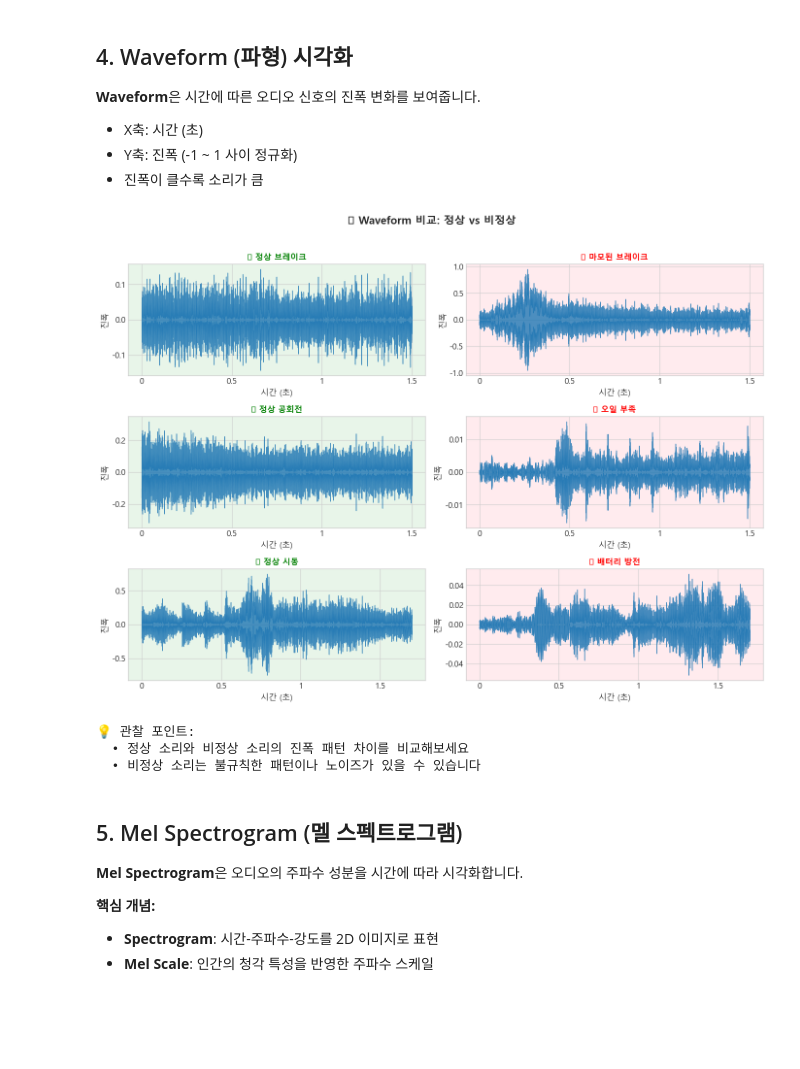
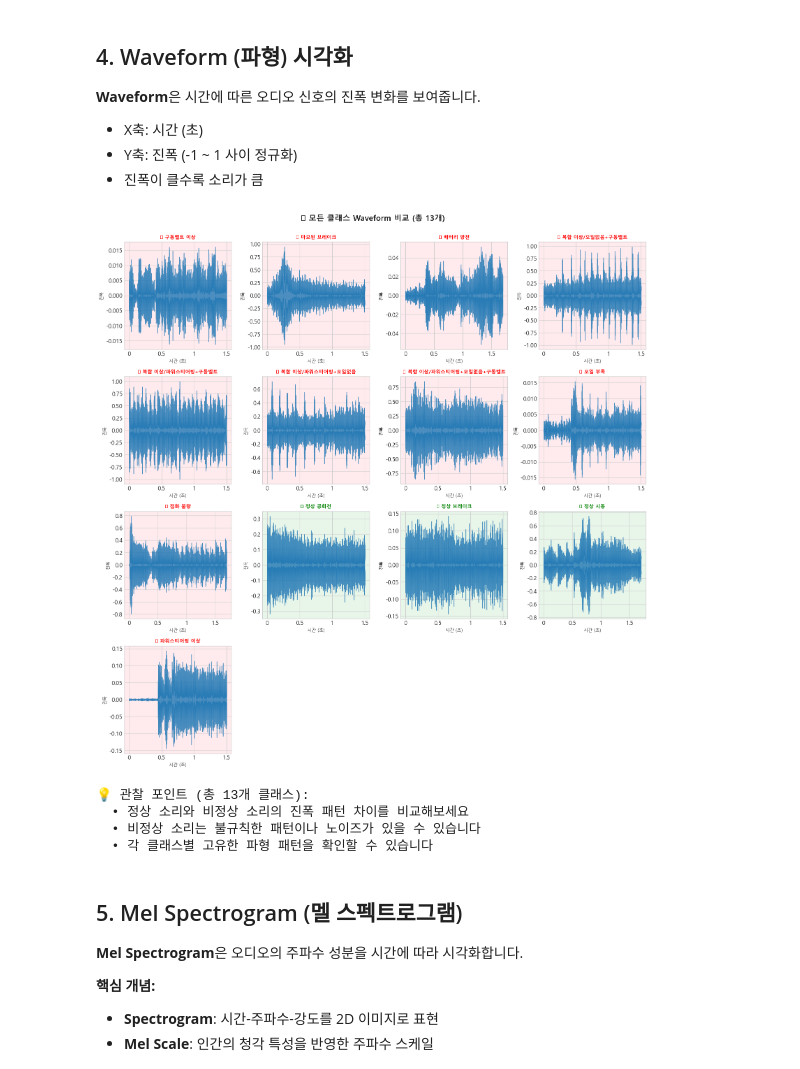
Before and after one commit to kkch1012/Sound_Project, a Jupyter notebook: notebooks/01_EDA.ipynb, the cells around one changed output. Saved outputs shown, nothing was run; the diff lists cells and outputs as text; code cells hidden in the pictures; blank space fills up the shorter version.

Commit message:
EDA(Waveform,Mel spectrogram, MFCC) 분석

```diff
--- a/notebooks/01_EDA.ipynb
+++ b/notebooks/01_EDA.ipynb
@@ -316,0 +280,20 @@ for name, path in sample_files.items():
+# %%
+# ============================================================
+# 모든 클래스의 샘플 오디오 파일 로드
+# ============================================================
+
+# df_info를 사용하여 모든 클래스의 첫 번째 샘플 파일 가져오기
+sample_files = {}
+
+for _, row in df_info.iterrows():
+    problem_name = row['문제']  # 한글 문제명
+    problem_path = Path(str(row['path']))  # 실제 경로 (문자열로 변환)
+
+    # 해당 경로에서 첫 번째 WAV 파일 찾기
+    wav_files = list(problem_path.glob('*.wav'))
+    if wav_files:
+        sample_files[problem_name] = wav_files[0]
+
+print(f"📂 샘플 파일 목록 (총 {len(sample_files)}개 클래스):")
+for name, path in sorted(sample_files.items()):
+    print(f"  • {name}: {path.name}")
@@ -348,45 +346,60 @@ for key, value in info.items():
 - 진폭이 클수록 소리가 큼
 # %%
 # ============================================================
-# 여러 샘플의 Waveform 비교
+# 모든 클래스의 Waveform 비교
 # ============================================================
 
-fig, axes = plt.subplots(3, 2, figsize=(14, 10))
-axes = axes.flatten()
+# 그리드 크기 계산 (13개 클래스 -> 4x4 또는 5x3)
+num_classes = len(sample_files)
+n_cols = 4
+n_rows = (num_classes + n_cols - 1) // n_cols  # 올림 계산
+
+fig, axes = plt.subplots(n_rows, n_cols, figsize=(16, 4*n_rows))
+axes = axes.flatten() if n_rows > 1 else [axes] if n_cols == 1 else axes.flatten()
 
 # 각 샘플에 대해 Waveform 그리기
-for idx, (name, path) in enumerate(sample_files.items()):
+for idx, (name, path) in enumerate(sorted(sample_files.items())):
+    if idx >= len(axes):
+        break
+
     # 오디오 로드
     y_sample, sr_sample = load_audio(path)
 
     # Waveform 시각화
     # librosa.display.waveshow: 파형을 시각화하는 함수
     librosa.display.waveshow(y_sample, sr=sr_sample, ax=axes[idx], alpha=0.8)
 
     # 정상/비정상 색상 구분
     if '정상' in name:
         axes[idx].set_facecolor('#E8F5E9')  # 연한 초록 배경
         title_color = 'green'
     else:
         axes[idx].set_facecolor('#FFEBEE')  # 연한 빨강 배경
         title_color = 'red'
 
-    axes[idx].set_title(f'🔊 {name}', fontsize=12, fontweight='bold', color=title_color)
-    axes[idx].set_xlabel('시간 (초)')
-    axes[idx].set_ylabel('진폭')
+    axes[idx].set_title(f'🔊 {name}', fontsize=10, fontweight='bold', color=title_color)
+    axes[idx].set_xlabel('시간 (초)', fontsize=9)
+    axes[idx].set_ylabel('진폭', fontsize=9)
+    axes[idx].set_xlim(0, 2.0)  # 최대 2초까지만 표시
 
-plt.suptitle('📊 Waveform 비교: 정상 vs 비정상', fontsize=16, fontweight='bold', y=1.02)
+# 사용하지 않는 subplot 숨기기
+for idx in range(len(sample_files), len(axes)):
+    axes[idx].axis('off')
+
+plt.suptitle(f'📊 모든 클래스 Waveform 비교 (총 {num_classes}개)', fontsize=16, fontweight='bold', y=1.0)
 plt.tight_layout()
 plt.show()
 
-print("\n💡 관찰 포인트:")
+print(f"\n💡 관찰 포인트 (총 {num_classes}개 클래스):")
 print("  • 정상 소리와 비정상 소리의 진폭 패턴 차이를 비교해보세요")
 print("  • 비정상 소리는 불규칙한 패턴이나 노이즈가 있을 수 있습니다")
+print("  • 각 클래스별 고유한 파형 패턴을 확인할 수 있습니다")
 # %% [output]
-[figure, old version]
+[figure, new version]
-💡 관찰 포인트:
+💡 관찰 포인트 (총 13개 클래스):
   • 정상 소리와 비정상 소리의 진폭 패턴 차이를 비교해보세요
   • 비정상 소리는 불규칙한 패턴이나 노이즈가 있을 수 있습니다
+  • 각 클래스별 고유한 파형 패턴을 확인할 수 있습니다
 # %% [markdown]
 ## 5. Mel Spectrogram (멜 스펙트로그램)
 
```
Also changed, not shown: parts of 20 cells of this notebook.
